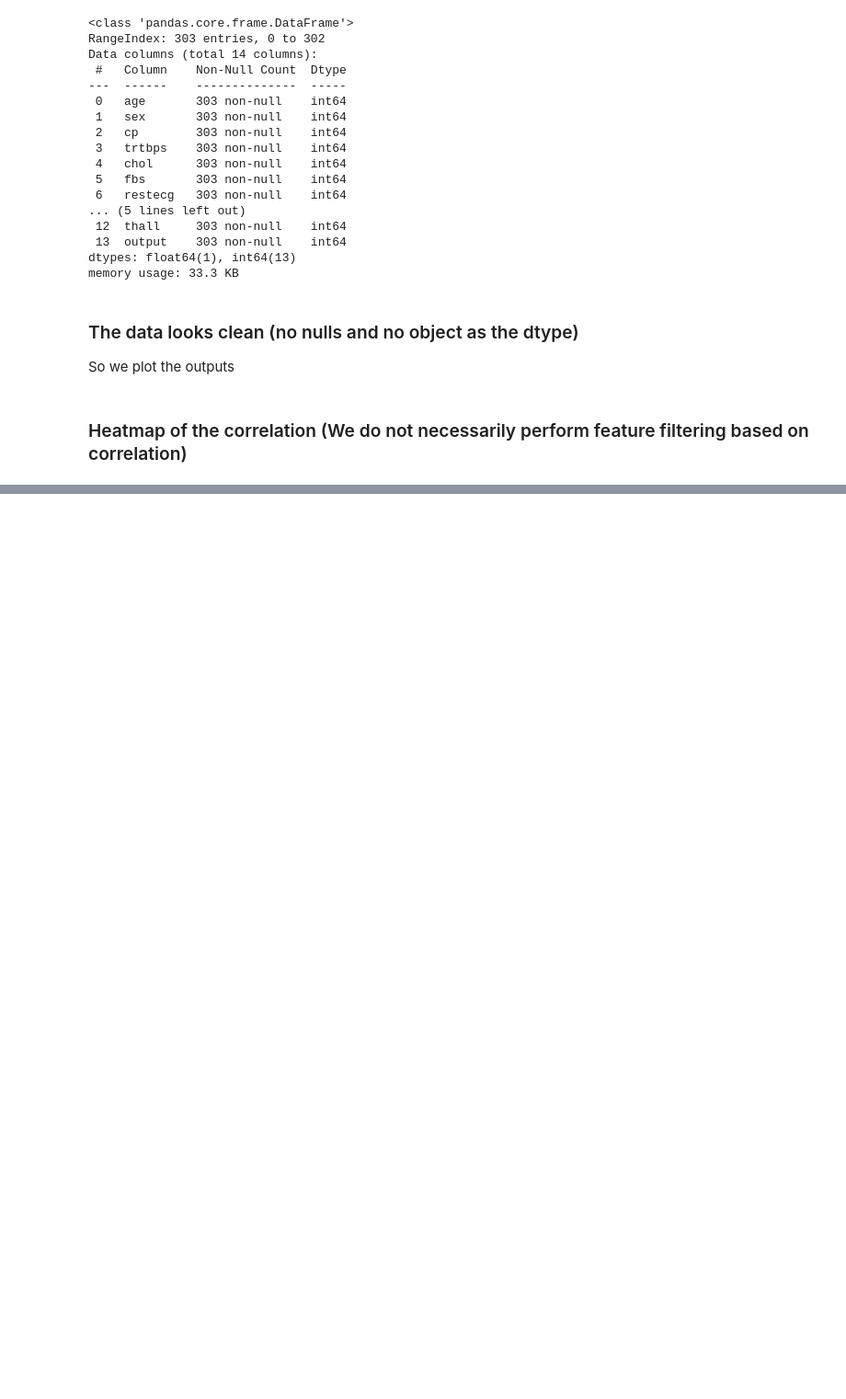
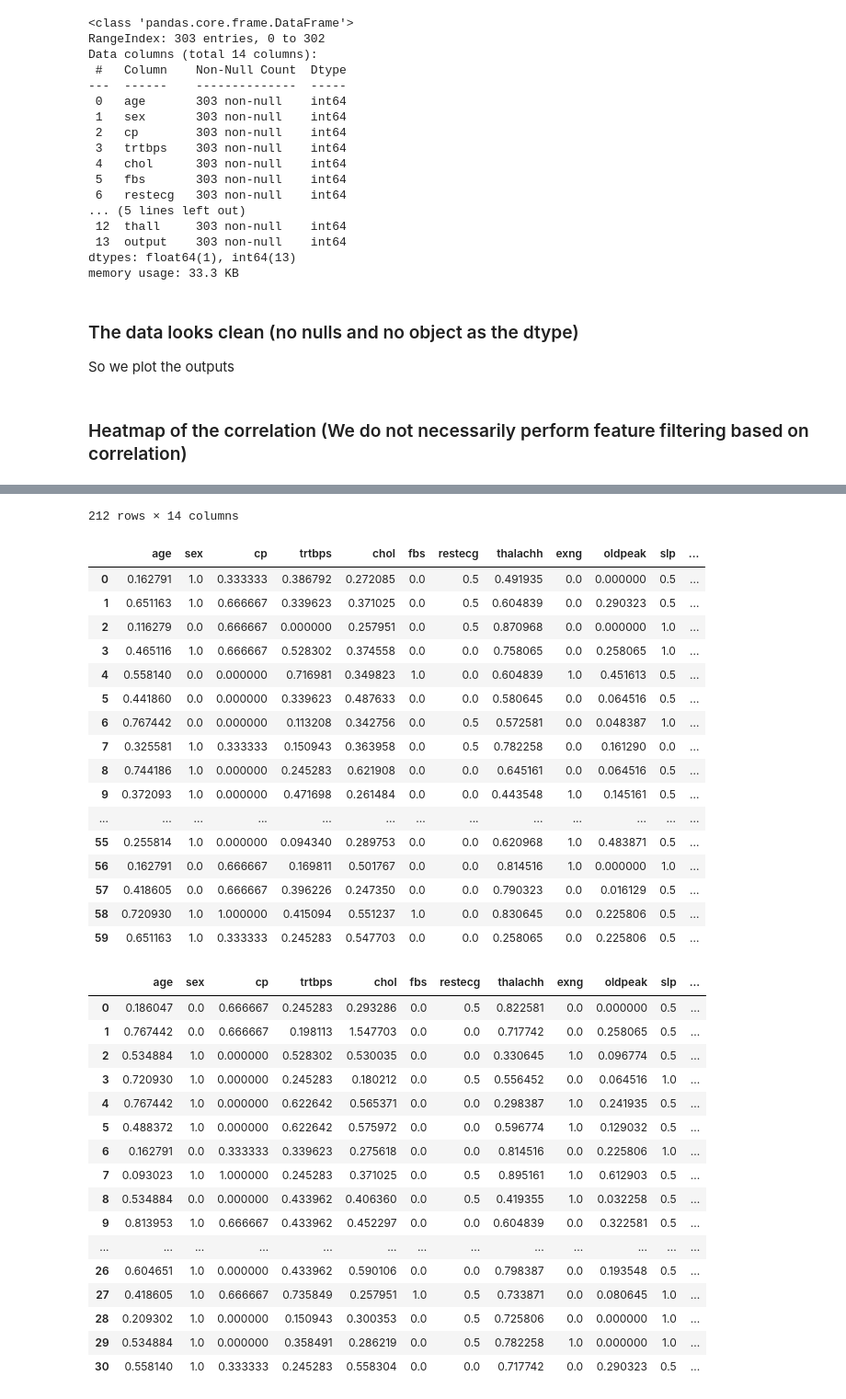
Before and after one commit to ryanmao725/heart, a Jupyter notebook: heart.ipynb, the cells around one changed output, grey strips where cells are left out. Shown: that part at 92% size. Saved outputs shown, nothing was run; the diff lists cells and outputs as text; code cells hidden in the pictures; blank space fills up the shorter version.

```diff
--- a/heart.ipynb
+++ b/heart.ipynb
@@ -209,0 +311,11 @@ test
+# %%
+# Run minmaxscaler now
+mmscaler = skpp.MinMaxScaler()
+train= pd.DataFrame(mmscaler.fit_transform(train), columns = train.columns)
+val = pd.DataFrame(mmscaler.transform(val), columns = val.columns)
+test = pd.DataFrame(mmscaler.transform(test), columns = test.columns)
+
+display(train)
+display(val)
+display(test)
+# %% [output]
@@ -209,0 +334,35 @@ test
+212 rows × 14 columns
+|  | age | sex | cp | trtbps | chol | fbs | restecg | thalachh | exng | oldpeak | slp | ... |
+| 0 | 0.162791 | 1.0 | 0.333333 | 0.386792 | 0.272085 | 0.0 | 0.5 | 0.491935 | 0.0 | 0.000000 | 0.5 | ... |
+| 1 | 0.651163 | 1.0 | 0.666667 | 0.339623 | 0.371025 | 0.0 | 0.5 | 0.604839 | 0.0 | 0.290323 | 0.5 | ... |
+| 2 | 0.116279 | 0.0 | 0.666667 | 0.000000 | 0.257951 | 0.0 | 0.5 | 0.870968 | 0.0 | 0.000000 | 1.0 | ... |
+| 3 | 0.465116 | 1.0 | 0.666667 | 0.528302 | 0.374558 | 0.0 | 0.0 | 0.758065 | 0.0 | 0.258065 | 1.0 | ... |
+| 4 | 0.558140 | 0.0 | 0.000000 | 0.716981 | 0.349823 | 1.0 | 0.0 | 0.604839 | 1.0 | 0.451613 | 0.5 | ... |
+| 5 | 0.441860 | 0.0 | 0.000000 | 0.339623 | 0.487633 | 0.0 | 0.0 | 0.580645 | 0.0 | 0.064516 | 0.5 | ... |
+| 6 | 0.767442 | 0.0 | 0.000000 | 0.113208 | 0.342756 | 0.0 | 0.5 | 0.572581 | 0.0 | 0.048387 | 1.0 | ... |
+| 7 | 0.325581 | 1.0 | 0.333333 | 0.150943 | 0.363958 | 0.0 | 0.5 | 0.782258 | 0.0 | 0.161290 | 0.0 | ... |
+| 8 | 0.744186 | 1.0 | 0.000000 | 0.245283 | 0.621908 | 0.0 | 0.0 | 0.645161 | 0.0 | 0.064516 | 0.5 | ... |
+| 9 | 0.372093 | 1.0 | 0.000000 | 0.471698 | 0.261484 | 0.0 | 0.0 | 0.443548 | 1.0 | 0.145161 | 0.5 | ... |
+| ... | ... | ... | ... | ... | ... | ... | ... | ... | ... | ... | ... | ... |
+| 55 | 0.255814 | 1.0 | 0.000000 | 0.094340 | 0.289753 | 0.0 | 0.0 | 0.620968 | 1.0 | 0.483871 | 0.5 | ... |
+| 56 | 0.162791 | 0.0 | 0.666667 | 0.169811 | 0.501767 | 0.0 | 0.0 | 0.814516 | 1.0 | 0.000000 | 1.0 | ... |
+| 57 | 0.418605 | 0.0 | 0.666667 | 0.396226 | 0.247350 | 0.0 | 0.0 | 0.790323 | 0.0 | 0.016129 | 0.5 | ... |
+| 58 | 0.720930 | 1.0 | 1.000000 | 0.415094 | 0.551237 | 1.0 | 0.0 | 0.830645 | 0.0 | 0.225806 | 0.5 | ... |
+| 59 | 0.651163 | 1.0 | 0.333333 | 0.245283 | 0.547703 | 0.0 | 0.0 | 0.258065 | 0.0 | 0.225806 | 0.5 | ... |
+|  | age | sex | cp | trtbps | chol | fbs | restecg | thalachh | exng | oldpeak | slp | ... |
+| 0 | 0.186047 | 0.0 | 0.666667 | 0.245283 | 0.293286 | 0.0 | 0.5 | 0.822581 | 0.0 | 0.000000 | 0.5 | ... |
+| 1 | 0.767442 | 0.0 | 0.666667 | 0.198113 | 1.547703 | 0.0 | 0.0 | 0.717742 | 0.0 | 0.258065 | 0.5 | ... |
+| 2 | 0.534884 | 1.0 | 0.000000 | 0.528302 | 0.530035 | 0.0 | 0.0 | 0.330645 | 1.0 | 0.096774 | 0.5 | ... |
+| 3 | 0.720930 | 1.0 | 0.000000 | 0.245283 | 0.180212 | 0.0 | 0.5 | 0.556452 | 0.0 | 0.064516 | 1.0 | ... |
+| 4 | 0.767442 | 1.0 | 0.000000 | 0.622642 | 0.565371 | 0.0 | 0.0 | 0.298387 | 1.0 | 0.241935 | 0.5 | ... |
+| 5 | 0.488372 | 1.0 | 0.000000 | 0.622642 | 0.575972 | 0.0 | 0.0 | 0.596774 | 1.0 | 0.129032 | 0.5 | ... |
+| 6 | 0.162791 | 0.0 | 0.333333 | 0.339623 | 0.275618 | 0.0 | 0.0 | 0.814516 | 0.0 | 0.225806 | 1.0 | ... |
+| 7 | 0.093023 | 1.0 | 1.000000 | 0.245283 | 0.371025 | 0.0 | 0.5 | 0.895161 | 1.0 | 0.612903 | 0.5 | ... |
+| 8 | 0.534884 | 0.0 | 0.000000 | 0.433962 | 0.406360 | 0.0 | 0.5 | 0.419355 | 1.0 | 0.032258 | 0.5 | ... |
+| 9 | 0.813953 | 1.0 | 0.666667 | 0.433962 | 0.452297 | 0.0 | 0.0 | 0.604839 | 0.0 | 0.322581 | 0.5 | ... |
+| ... | ... | ... | ... | ... | ... | ... | ... | ... | ... | ... | ... | ... |
+| 26 | 0.604651 | 1.0 | 0.000000 | 0.433962 | 0.590106 | 0.0 | 0.0 | 0.798387 | 0.0 | 0.193548 | 0.5 | ... |
+| 27 | 0.418605 | 1.0 | 0.666667 | 0.735849 | 0.257951 | 1.0 | 0.5 | 0.733871 | 0.0 | 0.080645 | 1.0 | ... |
+| 28 | 0.209302 | 1.0 | 0.000000 | 0.150943 | 0.300353 | 0.0 | 0.5 | 0.725806 | 0.0 | 0.000000 | 1.0 | ... |
+| 29 | 0.534884 | 1.0 | 0.000000 | 0.358491 | 0.286219 | 0.0 | 0.5 | 0.782258 | 1.0 | 0.000000 | 1.0 | ... |
+| 30 | 0.558140 | 1.0 | 0.333333 | 0.245283 | 0.558304 | 0.0 | 0.0 | 0.717742 | 0.0 | 0.290323 | 0.5 | ... |
```
Also changed, not shown: parts of 23 cells of this notebook.
